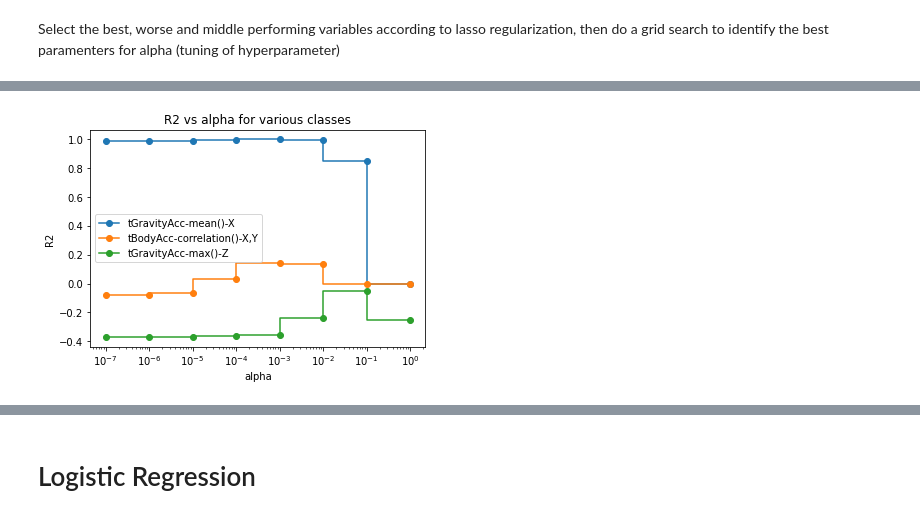
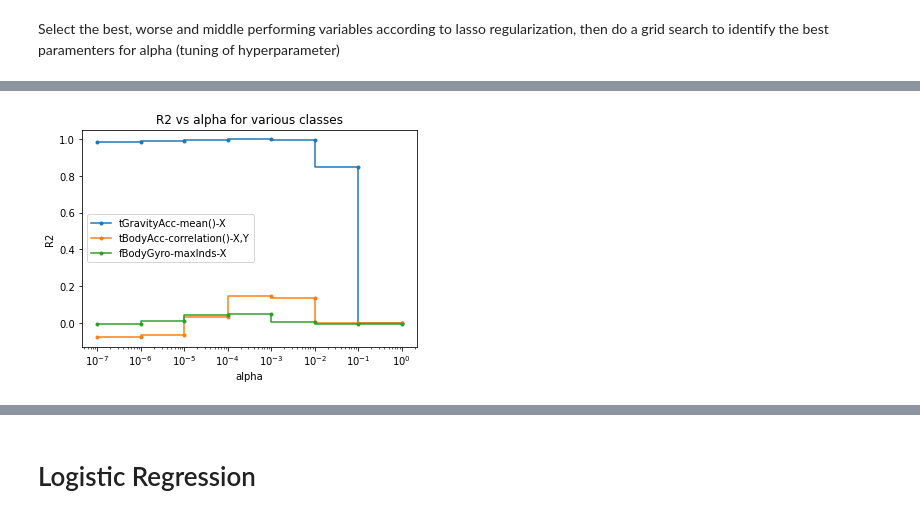
Before and after one commit to simonediluna/Data-Mining-Advanced-Topics-and-Applications, a Jupyter notebook: Simone/Linear and Log Regression.ipynb, the cells around one changed output, grey strips where cells are left out. Saved outputs shown, nothing was run; the diff lists cells and outputs as text; code cells hidden in the pictures.

```diff
--- a/Simone/Linear_and_log_regression.ipynb
+++ b/Simone/Linear and Log Regression.ipynb
@@ -308,21 +290,27 @@ MAE: 0.673
 # %% [markdown]
 do the same as you did for the linear regression, except that this time you have the ridge penalty.
 # %%
+coefficients=np.zeros(shape=(0,22))
+
+coeff_r2=[]
+
 for element in col_names:
   dummy_x_tr=X_train_df.loc[:, X_train_df.columns != element]
-  dummy_y_tr=X_train_df[[element]]
+  dummy_y_tr=X_train_df.loc[:, X_train_df.columns == element]
   dummy_x_te=X_test_df.loc[:, X_test_df.columns != element]
-  dummy_y_te=X_test_df[[element]]
+  dummy_y_te=X_test_df.loc[:, X_test_df.columns == element]
   X_test_dummy = dummy_x_te.values
   y_train_dummy = dummy_y_tr.values
   X_train_dummy = dummy_x_tr.values
   y_test_dummy = dummy_y_te.values
   reg = Ridge()
   reg.fit(X_train_dummy, y_train_dummy)
-  print('Multi regression for class ', element)
-  print('Coefficients: \n', reg.coef_)
-  print('Intercept: \n', reg.intercept_)
+
+  dum_coef=reg.coef_
+
+
+  coefficients = np.append(coefficients, dum_coef, axis=0)
+
   y_pred = reg.predict(X_test_dummy)
-  print('R2: %.3f' % r2_score(y_test_dummy, y_pred))
-  print('MSE: %.3f' % mean_squared_error(y_test_dummy, y_pred))
-  print('MAE: %.3f' % mean_absolute_error(y_test_dummy, y_pred))
+
+  coeff_r2.append(r2_score(y_test_dummy, y_pred))
@@ -349,7 +377,7 @@ MAE: 0.017
 # %% [markdown]
 Select the best, worse and middle performing variables according to lasso regularization, then do a grid search to identify the best paramenters for alpha (tuning of hyperparameter)
 # %%
- variabili=['tGravityAcc-mean()-X','tBodyAcc-correlation()-X,Y','tGravityAcc-max()-Z']
+ variabili=['tGravityAcc-mean()-X','tBodyAcc-correlation()-X,Y','fBodyGyro-maxInds-X']
 
 
 r2_to_plot=[]
@@ -383,14 +441,16 @@ for element in variabili:
 # %%
 fig, ax =plt.subplots()
 ax.set_xlabel("alpha")
 ax.set_ylabel("R2")
 ax.set_title("R2 vs alpha for various classes")
-ax.plot(alpha,r2_to_plot[0], marker ='o',label=variabili[0],drawstyle='steps-post')
-ax.plot(alpha,r2_to_plot[1], marker ='o',label=variabili[1],drawstyle='steps-post')
-ax.plot(alpha,r2_to_plot[2], marker ='o',label=variabili[2],drawstyle='steps-post')
+ax.plot(alpha,r2_to_plot[0], marker ='.',label=variabili[0],drawstyle='steps-post')
+ax.plot(alpha,r2_to_plot[1], marker ='.',label=variabili[1],drawstyle='steps-post')
+ax.plot(alpha,r2_to_plot[2], marker ='.',label=variabili[2],drawstyle='steps-post')
 ax.set_xscale('log')
 ax.legend()
+ax.figure.savefig('alpha_tuning.pdf', bbox_inches = 'tight')
+
 plt.show()
 # %% [output]
-[figure, old version]
+[figure, new version]
 # %%
```
Also changed, not shown: parts of 14 cells of this notebook, 4 other files.
